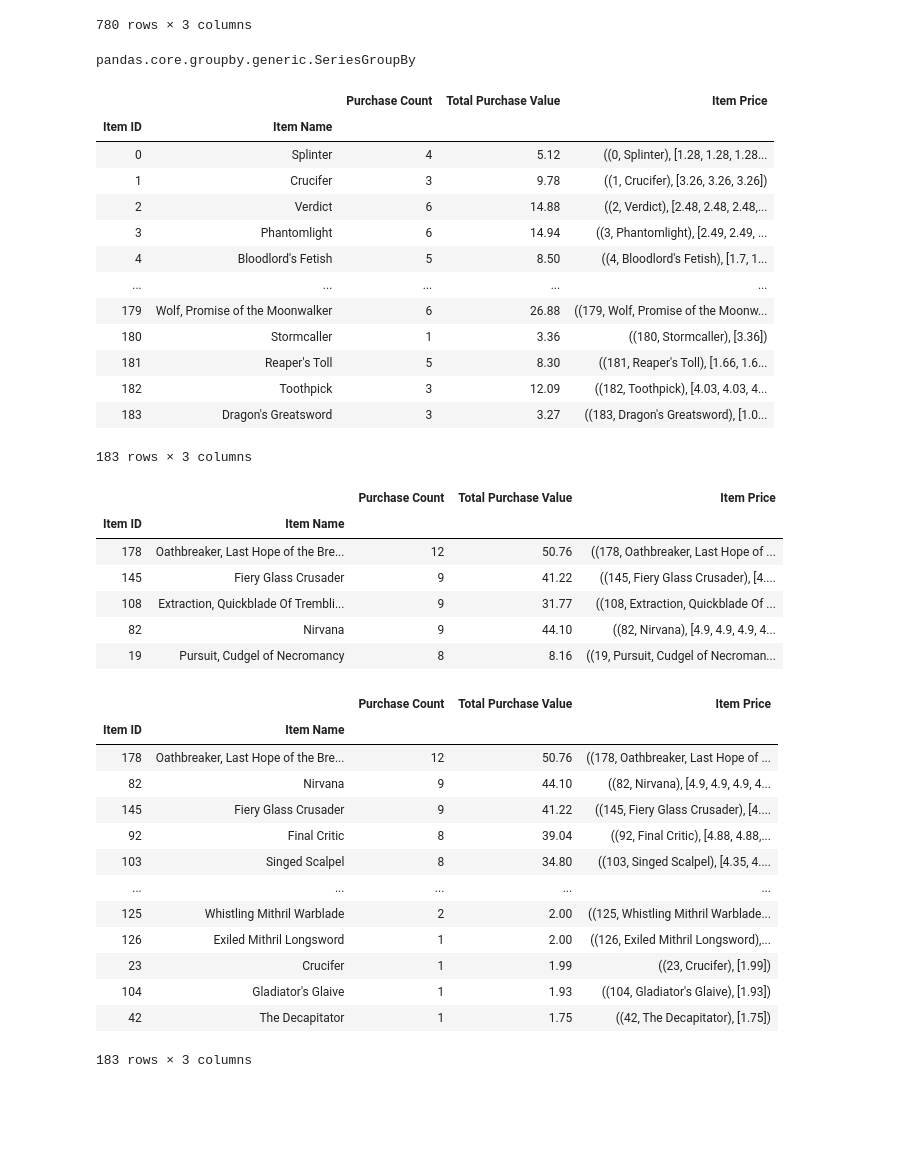
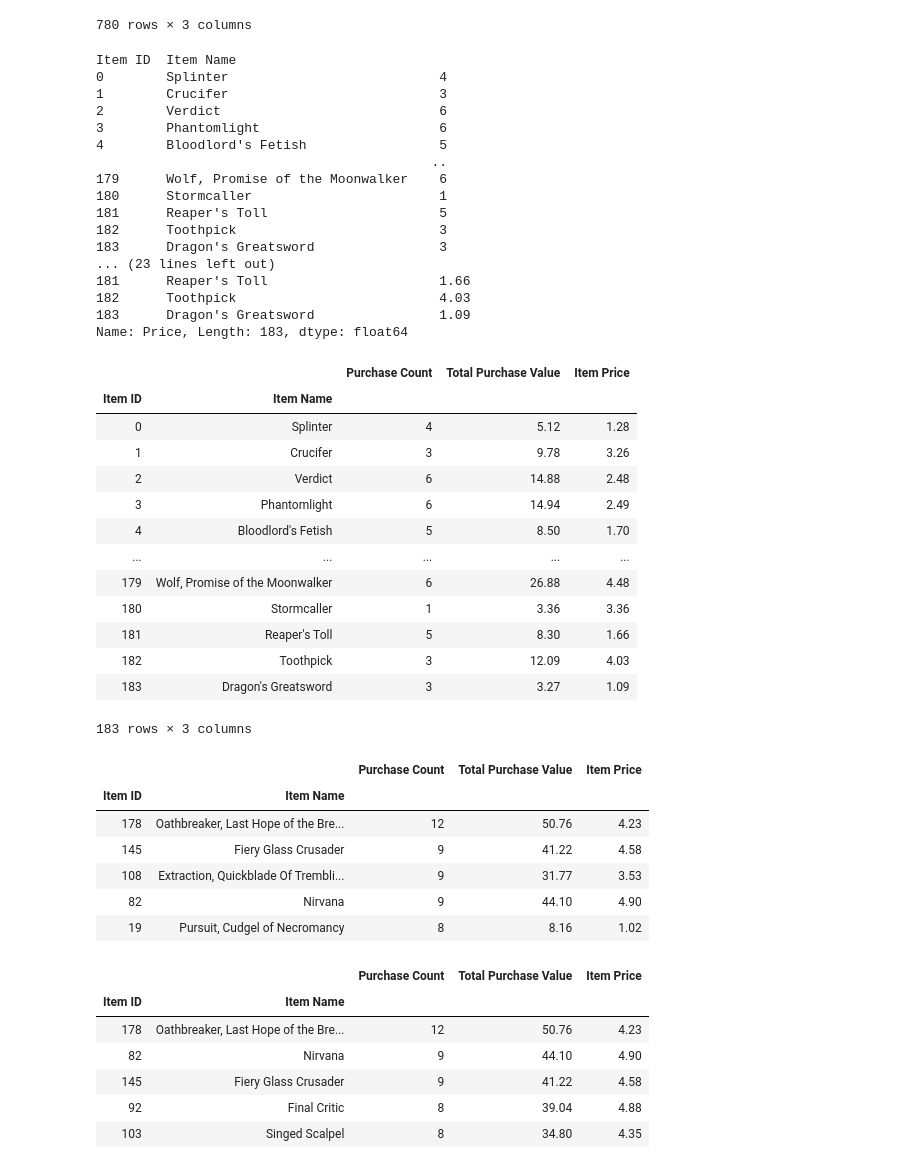
Before and after one commit to VallieTracy/pandas-challenge, a Jupyter notebook: HeroesOfPymoli/main.ipynb, the cells around one changed output. Saved outputs shown, nothing was run; the diff lists cells and outputs as text; code cells hidden in the pictures; blank space fills up the shorter version.

Commit message:
last two tables working, now need to format + clean-up/comments

```diff
--- a/HeroesOfPymoli/main.ipynb
+++ b/HeroesOfPymoli/main.ipynb
@@ -488,17 +488,33 @@ most_popular_df
 780 rows × 3 columns
 # %%
 # Get the values we need
-
+#bill note: printing is more reliable than the ie purchase count i have written
 purchase_count = most_popular_df.groupby(["Item ID", "Item Name"]).count()["Price"]
-purchase_count
+print(purchase_count)
 
 total_purchase_value = most_popular_df.groupby(["Item ID", "Item Name"]).sum()["Price"]
-total_purchase_value
+print(total_purchase_value)
 
-item_price = most_popular_df.groupby(["Item ID", "Item Name"])["Price"]
-type(item_price)
+item_price = most_popular_df.groupby(["Item ID", "Item Name"]).max()["Price"]
+print(item_price)
 # %% [output]
-pandas.core.groupby.generic.SeriesGroupBy
+Item ID  Item Name
+0        Splinter                           4
+1        Crucifer                           3
+2        Verdict                            6
+3        Phantomlight                       6
+4        Bloodlord's Fetish                 5
+                                           ..
+179      Wolf, Promise of the Moonwalker    6
+180      Stormcaller                        1
+181      Reaper's Toll                      5
+182      Toothpick                          3
+183      Dragon's Greatsword                3
+... (23 lines left out)
+181      Reaper's Toll                      1.66
+182      Toothpick                          4.03
+183      Dragon's Greatsword                1.09
+Name: Price, Length: 183, dtype: float64
 # %%
 # Assemble them into a dataframe
 popularity_summary_df = pd.DataFrame({"Purchase Count": purchase_count,
@@ -508,17 +524,17 @@ popularity_summary_df
 # %% [output]
 |  |  | Purchase Count | Total Purchase Value | Item Price |
 | Item ID | Item Name |  |  |  |
-| 0 | Splinter | 4 | 5.12 | ((0, Splinter), [1.28, 1.28, 1.28... |
-| 1 | Crucifer | 3 | 9.78 | ((1, Crucifer), [3.26, 3.26, 3.26]) |
-| 2 | Verdict | 6 | 14.88 | ((2, Verdict), [2.48, 2.48, 2.48,... |
-| 3 | Phantomlight | 6 | 14.94 | ((3, Phantomlight), [2.49, 2.49, ... |
-| 4 | Bloodlord's Fetish | 5 | 8.50 | ((4, Bloodlord's Fetish), [1.7, 1... |
+| 0 | Splinter | 4 | 5.12 | 1.28 |
+| 1 | Crucifer | 3 | 9.78 | 3.26 |
+| 2 | Verdict | 6 | 14.88 | 2.48 |
+| 3 | Phantomlight | 6 | 14.94 | 2.49 |
+| 4 | Bloodlord's Fetish | 5 | 8.50 | 1.70 |
 | ... | ... | ... | ... | ... |
-| 179 | Wolf, Promise of the Moonwalker | 6 | 26.88 | ((179, Wolf, Promise of the Moonw... |
-| 180 | Stormcaller | 1 | 3.36 | ((180, Stormcaller), [3.36]) |
-| 181 | Reaper's Toll | 5 | 8.30 | ((181, Reaper's Toll), [1.66, 1.6... |
-| 182 | Toothpick | 3 | 12.09 | ((182, Toothpick), [4.03, 4.03, 4... |
-| 183 | Dragon's Greatsword | 3 | 3.27 | ((183, Dragon's Greatsword), [1.0... |
+| 179 | Wolf, Promise of the Moonwalker | 6 | 26.88 | 4.48 |
+| 180 | Stormcaller | 1 | 3.36 | 3.36 |
+| 181 | Reaper's Toll | 5 | 8.30 | 1.66 |
+| 182 | Toothpick | 3 | 12.09 | 4.03 |
+| 183 | Dragon's Greatsword | 3 | 3.27 | 1.09 |
 183 rows × 3 columns
 # %%
 #sort on Purchase Count in ascending order
@@ -527,29 +543,22 @@ popularity_summary_df.head()
 # %% [output]
 |  |  | Purchase Count | Total Purchase Value | Item Price |
 | Item ID | Item Name |  |  |  |
-| 178 | Oathbreaker, Last Hope of the Bre... | 12 | 50.76 | ((178, Oathbreaker, Last Hope of ... |
-| 145 | Fiery Glass Crusader | 9 | 41.22 | ((145, Fiery Glass Crusader), [4.... |
-| 108 | Extraction, Quickblade Of Trembli... | 9 | 31.77 | ((108, Extraction, Quickblade Of ... |
-| 82 | Nirvana | 9 | 44.10 | ((82, Nirvana), [4.9, 4.9, 4.9, 4... |
-| 19 | Pursuit, Cudgel of Necromancy | 8 | 8.16 | ((19, Pursuit, Cudgel of Necroman... |
+| 178 | Oathbreaker, Last Hope of the Bre... | 12 | 50.76 | 4.23 |
+| 145 | Fiery Glass Crusader | 9 | 41.22 | 4.58 |
+| 108 | Extraction, Quickblade Of Trembli... | 9 | 31.77 | 3.53 |
+| 82 | Nirvana | 9 | 44.10 | 4.90 |
+| 19 | Pursuit, Cudgel of Necromancy | 8 | 8.16 | 1.02 |
 # %%
 #Most Profitable Items
 #sort the above table by total purchase value in descending order
 
 popularity_summary_df = popularity_summary_df.sort_values("Total Purchase Value", ascending=False)
-popularity_summary_df
+popularity_summary_df.head()
 # %% [output]
 |  |  | Purchase Count | Total Purchase Value | Item Price |
 | Item ID | Item Name |  |  |  |
-| 178 | Oathbreaker, Last Hope of the Bre... | 12 | 50.76 | ((178, Oathbreaker, Last Hope of ... |
-| 82 | Nirvana | 9 | 44.10 | ((82, Nirvana), [4.9, 4.9, 4.9, 4... |
-| 145 | Fiery Glass Crusader | 9 | 41.22 | ((145, Fiery Glass Crusader), [4.... |
-| 92 | Final Critic | 8 | 39.04 | ((92, Final Critic), [4.88, 4.88,... |
-| 103 | Singed Scalpel | 8 | 34.80 | ((103, Singed Scalpel), [4.35, 4.... |
-| ... | ... | ... | ... | ... |
-| 125 | Whistling Mithril Warblade | 2 | 2.00 | ((125, Whistling Mithril Warblade... |
-| 126 | Exiled Mithril Longsword | 1 | 2.00 | ((126, Exiled Mithril Longsword),... |
-| 23 | Crucifer | 1 | 1.99 | ((23, Crucifer), [1.99]) |
-| 104 | Gladiator's Glaive | 1 | 1.93 | ((104, Gladiator's Glaive), [1.93]) |
-| 42 | The Decapitator | 1 | 1.75 | ((42, The Decapitator), [1.75]) |
+| 178 | Oathbreaker, Last Hope of the Bre... | 12 | 50.76 | 4.23 |
+| 82 | Nirvana | 9 | 44.10 | 4.90 |
+| 145 | Fiery Glass Crusader | 9 | 41.22 | 4.58 |
+| 92 | Final Critic | 8 | 39.04 | 4.88 |
+| 103 | Singed Scalpel | 8 | 34.80 | 4.35 |
-183 rows × 3 columns
```
